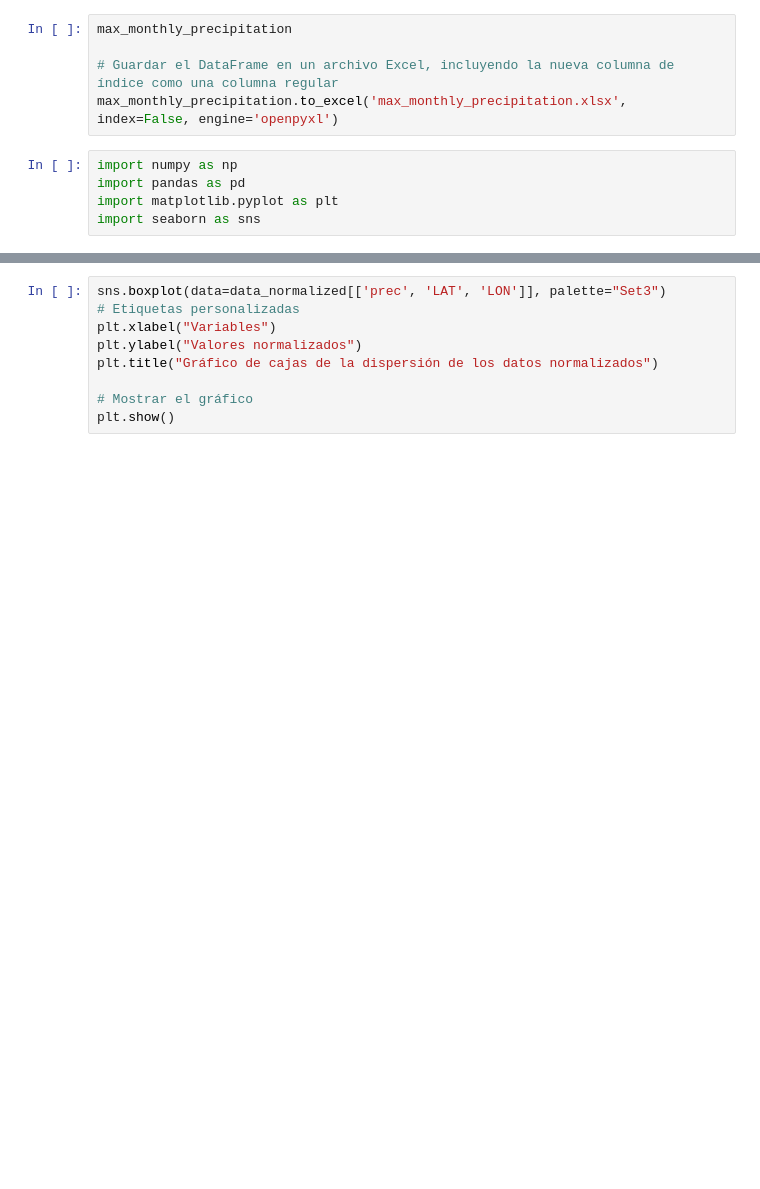
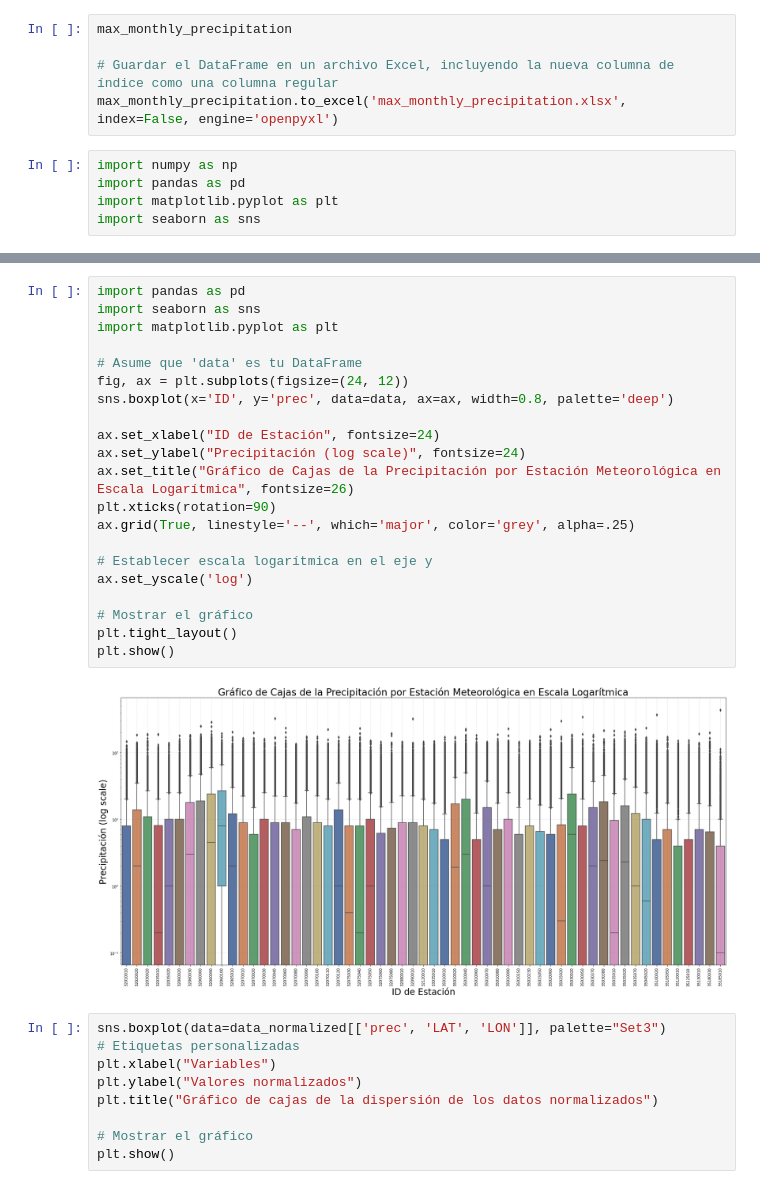
Before and after one commit to Ronaldoh99/Proyecto_mod_precipitacion, a Jupyter notebook: Codigos de Python/NoteNook_model_KNN.ipynb, the cells around one changed output, grey strips where cells are left out. Saved outputs shown, nothing was run; the diff lists cells and outputs as text; blank space fills up the shorter version.

```diff
--- a/Codigos de Python/NoteNook_model_KNN.ipynb
+++ b/Codigos de Python/NoteNook_model_KNN.ipynb
@@ -3759,3 +3807,26 @@ plt.show()
+# %%
+import pandas as pd
+import seaborn as sns
+import matplotlib.pyplot as plt
+
+# Asume que 'data' es tu DataFrame
+fig, ax = plt.subplots(figsize=(24, 12))
+sns.boxplot(x='ID', y='prec', data=data, ax=ax, width=0.8, palette='deep')
+
+ax.set_xlabel("ID de Estación", fontsize=24)
+ax.set_ylabel("Precipitación (log scale)", fontsize=24)
+ax.set_title("Gráfico de Cajas de la Precipitación por Estación Meteorológica en Escala Logarítmica", fontsize=26)
+plt.xticks(rotation=90)
+ax.grid(True, linestyle='--', which='major', color='grey', alpha=.25)
+
+# Establecer escala logarítmica en el eje y
+ax.set_yscale('log')
+
+# Mostrar el gráfico
+plt.tight_layout()
+plt.show()
+# %% [output]
+[figure, added]
 # %%
 sns.boxplot(data=data_normalized[['prec', 'LAT', 'LON']], palette="Set3")
 # Etiquetas personalizadas
```
Also changed, not shown: parts of 7 cells of this notebook, 9 other files.
